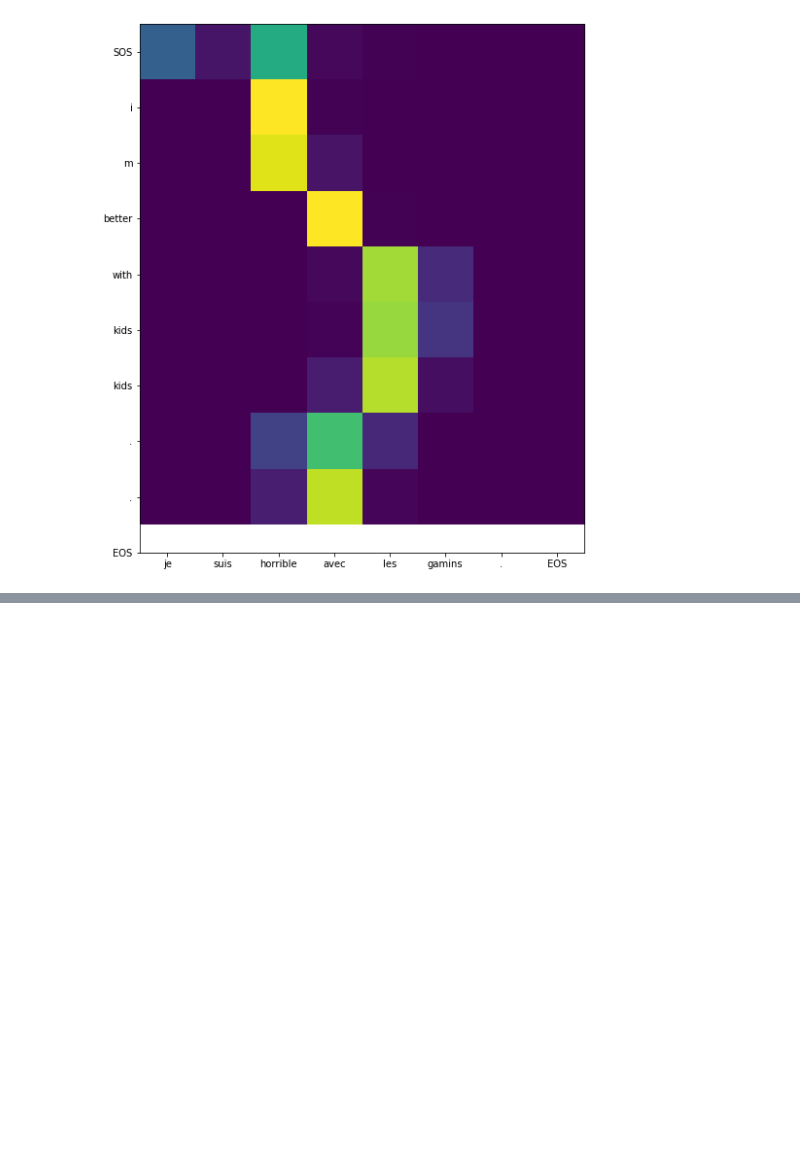
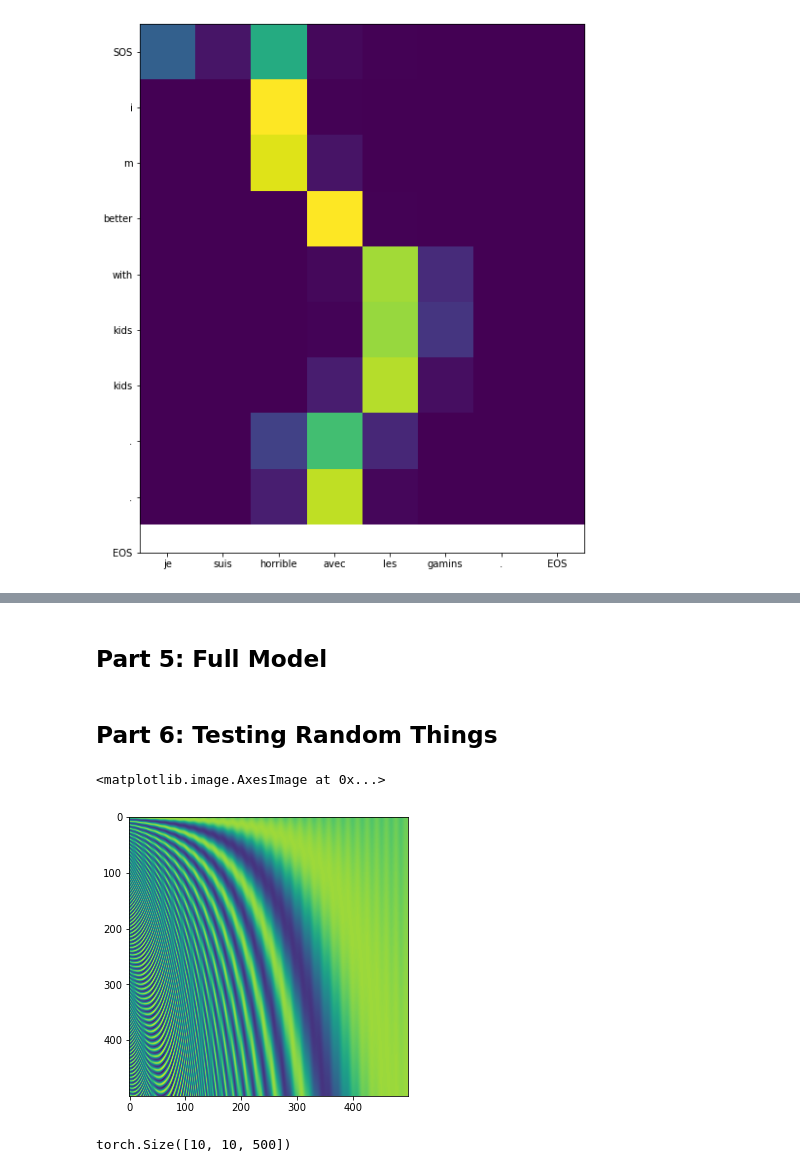
Before and after one commit to 2022tgoel/Pytorch_Examples, a Jupyter notebook: RNNs_to_Transformers.ipynb, the cells around one changed output, grey strips where cells are left out. Drawn from its saved outputs; the diff is of its cells as text; code cells hidden in the pictures; blank space fills up the shorter version.

```diff
--- a/RNNs_to_Transformers.ipynb
+++ b/RNNs_to_Transformers.ipynb
@@ -499,0 +630,32 @@ generate_attention_matrix(x, y, french_lang, english_lang)
+# %%
+class Embeddings(nn.Module):
+    def __init__(self, d_model, vocab):
+        super(Embeddings, self).__init__()
+        self.lut = nn.Embedding(vocab, d_model)
+        self.d_model = d_model
+
+    def forward(self, x):
+        return self.lut(x) * math.sqrt(self.d_model)
+
+class PositionalEncoding(nn.Module):
+    def __init__(self, d_model, maxlen=500):
+        super(PositionalEncoding, self).__init__()
+        self.encoding = torch.zeros(maxlen, d_model)
+        time_steps = torch.arange(0, maxlen)
+        for i in range(d_model):
+            if (i % 2 == 0):
+                self.encoding[:, i] = torch.sin(time_steps / torch.float_power(torch.tensor(1000), i/d_model).item())
+            else:
+                self.encoding[:, i] = torch.cos(time_steps / torch.float_power(torch.tensor(1000), (i-1)/d_model).item())
+        self.encoding = self.encoding.unsqueeze(0)
+    def forward(self, x):
+        return x + torch.autograd.Variable(self.encoding[:, :x.size(1), :], requires_grad=False) # this line is sus
+
+class Generator(nn.Module):
+    def __init__(self, d_model, vocab):
+        super(Generator, self).__init__()
+        self.out = nn.Linear(d_model, vocab)
+    def forward(self, x):
+        return self.out(x)
+# %% [markdown]
+## Part 5: Full Model
@@ -499,0 +687,2 @@ generate_attention_matrix(x, y, french_lang, english_lang)
+# %% [markdown]
+## Part 6: Testing Random Things
@@ -499,0 +693,13 @@ generate_attention_matrix(x, y, french_lang, english_lang)
+# %%
+x = PositionalEncoding(500)
+fig, ax = plt.subplots(figsize=(5, 15))
+ax.imshow(x.encoding.squeeze().numpy())
+# %% [output]
+<matplotlib.image.AxesImage at 0x...>
+[figure, added]
+# %%
+inp = torch.randn(10, 10, 500)
+inp = x(inp)
+print(inp.shape)
+# %% [output]
+torch.Size([10, 10, 500])
```
Also changed, not shown: parts of 30 cells of this notebook, 3 other files.
